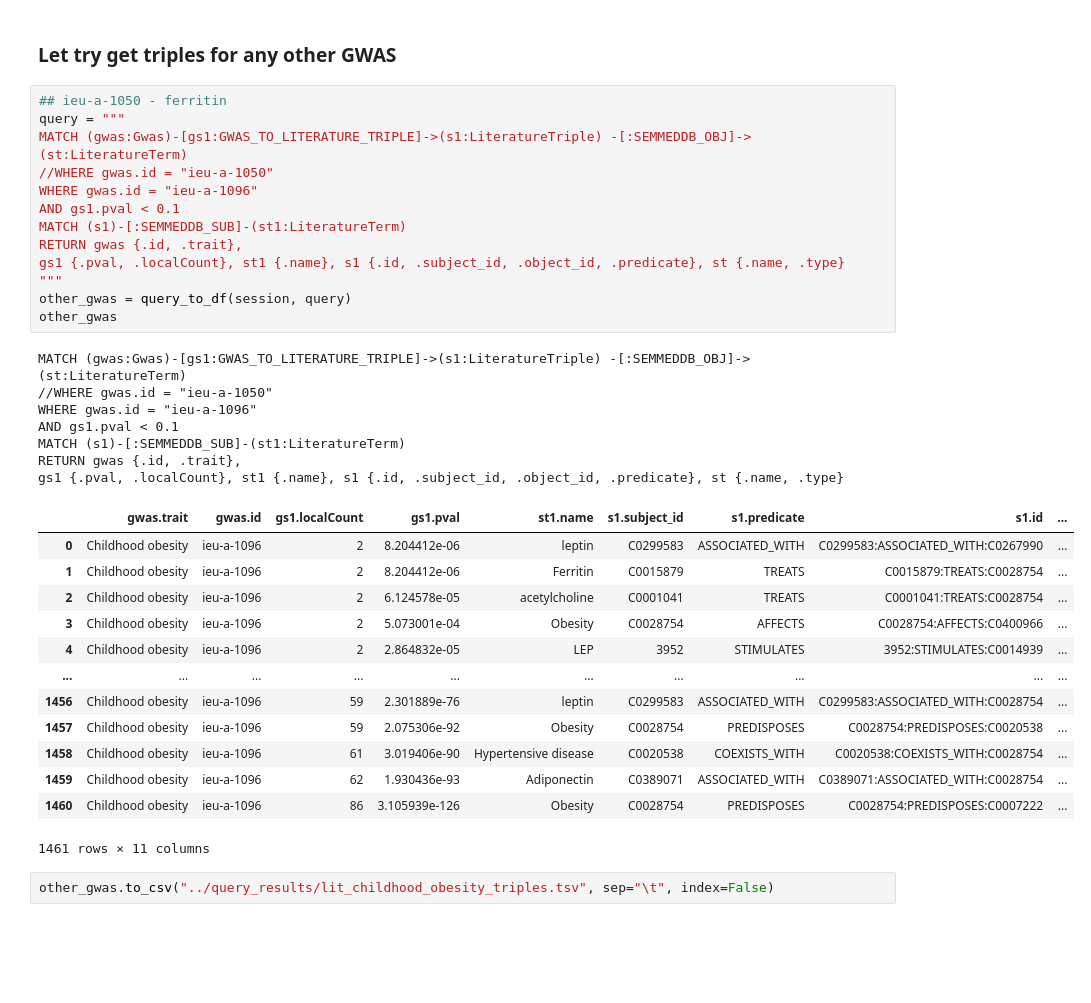
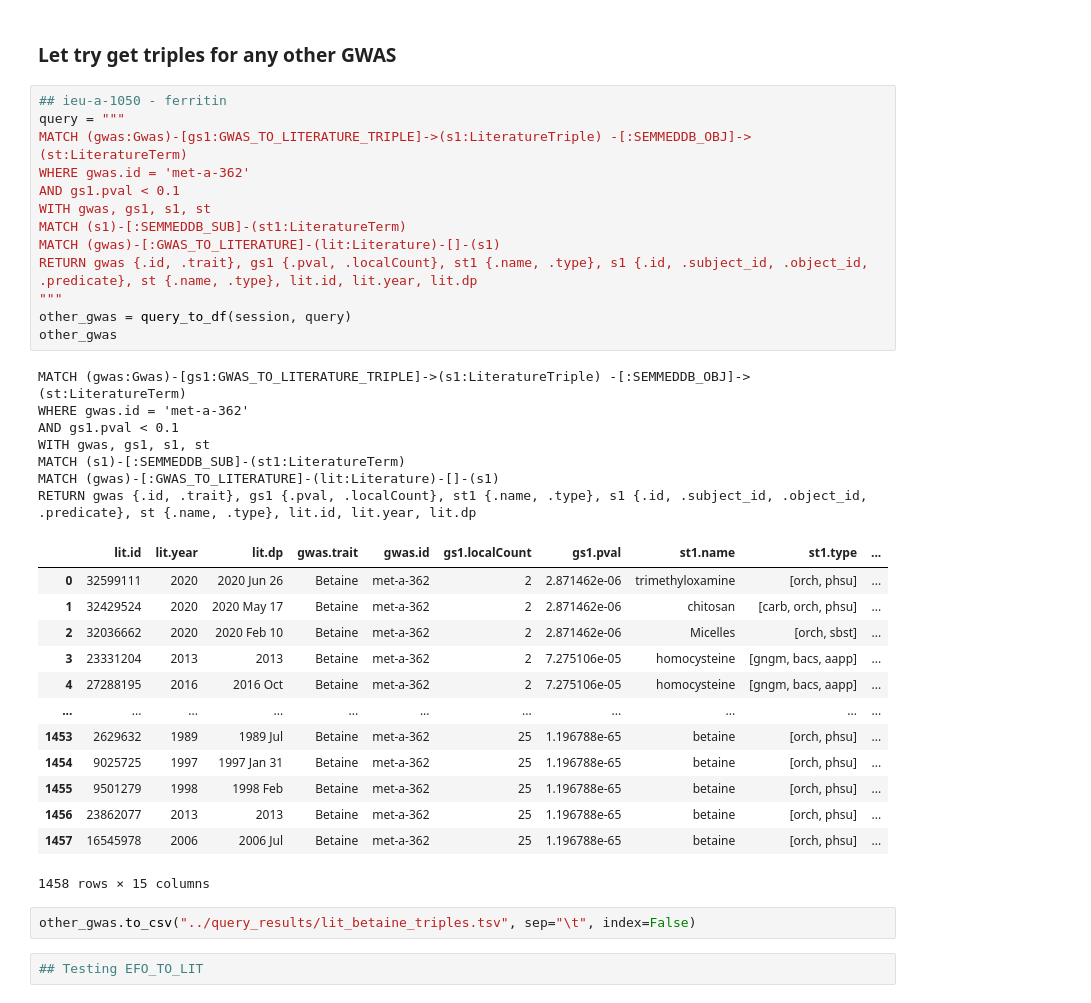
Before and after one commit to mvab/epigraphdb-breast-cancer, a Jupyter notebook: python/4_breast_cancer_map_to_lit.ipynb, the cells around one changed output. Drawn from its saved outputs; the diff is of its cells as text; blank space fills up the shorter version.

```diff
--- a/python/4_breast_cancer_map_to_lit.ipynb
+++ b/python/4_breast_cancer_map_to_lit.ipynb
@@ -627,36 +663,38 @@ test3.to_csv("../query_results/lit_bc_to_other_litterms_upd.tsv", sep="\t", inde
 # %%
 ## ieu-a-1050 - ferritin
 query = """
 MATCH (gwas:Gwas)-[gs1:GWAS_TO_LITERATURE_TRIPLE]->(s1:LiteratureTriple) -[:SEMMEDDB_OBJ]->(st:LiteratureTerm)
-//WHERE gwas.id = "ieu-a-1050"
-WHERE gwas.id = "ieu-a-1096"
+WHERE gwas.id = 'met-a-362'
 AND gs1.pval < 0.1
+WITH gwas, gs1, s1, st
 MATCH (s1)-[:SEMMEDDB_SUB]-(st1:LiteratureTerm)
-RETURN gwas {.id, .trait},
-gs1 {.pval, .localCount}, st1 {.name}, s1 {.id, .subject_id, .object_id, .predicate}, st {.name, .type}
+MATCH (gwas)-[:GWAS_TO_LITERATURE]-(lit:Literature)-[]-(s1)
+RETURN gwas {.id, .trait}, gs1 {.pval, .localCount}, st1 {.name, .type}, s1 {.id, .subject_id, .object_id, .predicate}, st {.name, .type}, lit.id, lit.year, lit.dp
 """
 other_gwas = query_to_df(session, query)
 other_gwas
 # %% [output]
 MATCH (gwas:Gwas)-[gs1:GWAS_TO_LITERATURE_TRIPLE]->(s1:LiteratureTriple) -[:SEMMEDDB_OBJ]->(st:LiteratureTerm)
-//WHERE gwas.id = "ieu-a-1050"
-WHERE gwas.id = "ieu-a-1096"
+WHERE gwas.id = 'met-a-362'
 AND gs1.pval < 0.1
+WITH gwas, gs1, s1, st
 MATCH (s1)-[:SEMMEDDB_SUB]-(st1:LiteratureTerm)
-RETURN gwas {.id, .trait},
-gs1 {.pval, .localCount}, st1 {.name}, s1 {.id, .subject_id, .object_id, .predicate}, st {.name, .type}
+MATCH (gwas)-[:GWAS_TO_LITERATURE]-(lit:Literature)-[]-(s1)
+RETURN gwas {.id, .trait}, gs1 {.pval, .localCount}, st1 {.name, .type}, s1 {.id, .subject_id, .object_id, .predicate}, st {.name, .type}, lit.id, lit.year, lit.dp
-|  | gwas.trait | gwas.id | gs1.localCount | gs1.pval | st1.name | s1.subject_id | s1.predicate | s1.id | ... |
-| 0 | Childhood obesity | ieu-a-1096 | 2 | 8.204412e-06 | leptin | C0299583 | ASSOCIATED_WITH | C0299583:ASSOCIATED_WITH:C0267990 | ... |
-| 1 | Childhood obesity | ieu-a-1096 | 2 | 8.204412e-06 | Ferritin | C0015879 | TREATS | C0015879:TREATS:C0028754 | ... |
-| 2 | Childhood obesity | ieu-a-1096 | 2 | 6.124578e-05 | acetylcholine | C0001041 | TREATS | C0001041:TREATS:C0028754 | ... |
-| 3 | Childhood obesity | ieu-a-1096 | 2 | 5.073001e-04 | Obesity | C0028754 | AFFECTS | C0028754:AFFECTS:C0400966 | ... |
-| 4 | Childhood obesity | ieu-a-1096 | 2 | 2.864832e-05 | LEP | 3952 | STIMULATES | 3952:STIMULATES:C0014939 | ... |
-| ... | ... | ... | ... | ... | ... | ... | ... | ... | ... |
-| 1456 | Childhood obesity | ieu-a-1096 | 59 | 2.301889e-76 | leptin | C0299583 | ASSOCIATED_WITH | C0299583:ASSOCIATED_WITH:C0028754 | ... |
-| 1457 | Childhood obesity | ieu-a-1096 | 59 | 2.075306e-92 | Obesity | C0028754 | PREDISPOSES | C0028754:PREDISPOSES:C0020538 | ... |
-| 1458 | Childhood obesity | ieu-a-1096 | 61 | 3.019406e-90 | Hypertensive disease | C0020538 | COEXISTS_WITH | C0020538:COEXISTS_WITH:C0028754 | ... |
-| 1459 | Childhood obesity | ieu-a-1096 | 62 | 1.930436e-93 | Adiponectin | C0389071 | ASSOCIATED_WITH | C0389071:ASSOCIATED_WITH:C0028754 | ... |
-| 1460 | Childhood obesity | ieu-a-1096 | 86 | 3.105939e-126 | Obesity | C0028754 | PREDISPOSES | C0028754:PREDISPOSES:C0007222 | ... |
+|  | lit.id | lit.year | lit.dp | gwas.trait | gwas.id | gs1.localCount | gs1.pval | st1.name | st1.type | ... |
+| 0 | 32599111 | 2020 | 2020 Jun 26 | Betaine | met-a-362 | 2 | 2.871462e-06 | trimethyloxamine | [orch, phsu] | ... |
+| 1 | 32429524 | 2020 | 2020 May 17 | Betaine | met-a-362 | 2 | 2.871462e-06 | chitosan | [carb, orch, phsu] | ... |
+| 2 | 32036662 | 2020 | 2020 Feb 10 | Betaine | met-a-362 | 2 | 2.871462e-06 | Micelles | [orch, sbst] | ... |
+| 3 | 23331204 | 2013 | 2013 | Betaine | met-a-362 | 2 | 7.275106e-05 | homocysteine | [gngm, bacs, aapp] | ... |
+| 4 | 27288195 | 2016 | 2016 Oct | Betaine | met-a-362 | 2 | 7.275106e-05 | homocysteine | [gngm, bacs, aapp] | ... |
+| ... | ... | ... | ... | ... | ... | ... | ... | ... | ... | ... |
+| 1453 | 2629632 | 1989 | 1989 Jul | Betaine | met-a-362 | 25 | 1.196788e-65 | betaine | [orch, phsu] | ... |
+| 1454 | 9025725 | 1997 | 1997 Jan 31 | Betaine | met-a-362 | 25 | 1.196788e-65 | betaine | [orch, phsu] | ... |
+| 1455 | 9501279 | 1998 | 1998 Feb | Betaine | met-a-362 | 25 | 1.196788e-65 | betaine | [orch, phsu] | ... |
+| 1456 | 23862077 | 2013 | 2013 | Betaine | met-a-362 | 25 | 1.196788e-65 | betaine | [orch, phsu] | ... |
+| 1457 | 16545978 | 2006 | 2006 Jul | Betaine | met-a-362 | 25 | 1.196788e-65 | betaine | [orch, phsu] | ... |
-1461 rows × 11 columns
+1458 rows × 15 columns
 # %%
-other_gwas.to_csv("../query_results/lit_childhood_obesity_triples.tsv", sep="\t", index=False)
+other_gwas.to_csv("../query_results/lit_betaine_triples.tsv", sep="\t", index=False)
+# %%
+## Testing EFO_TO_LIT
```
Also changed, not shown: parts of 6 cells of this notebook, 1 other file.
